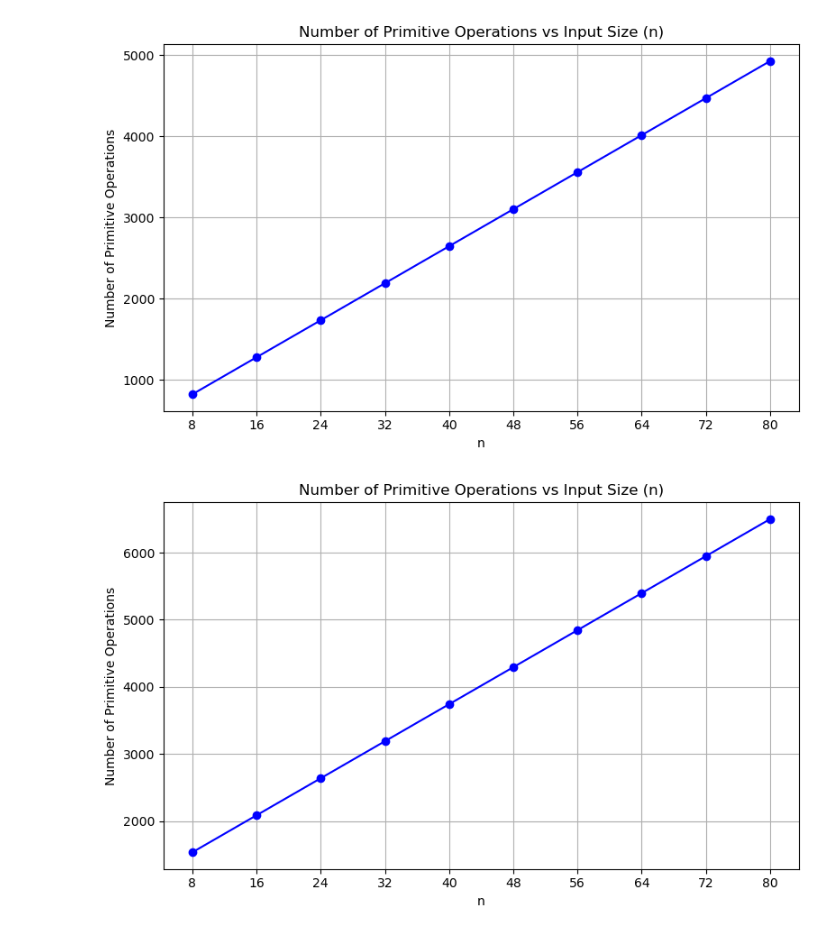
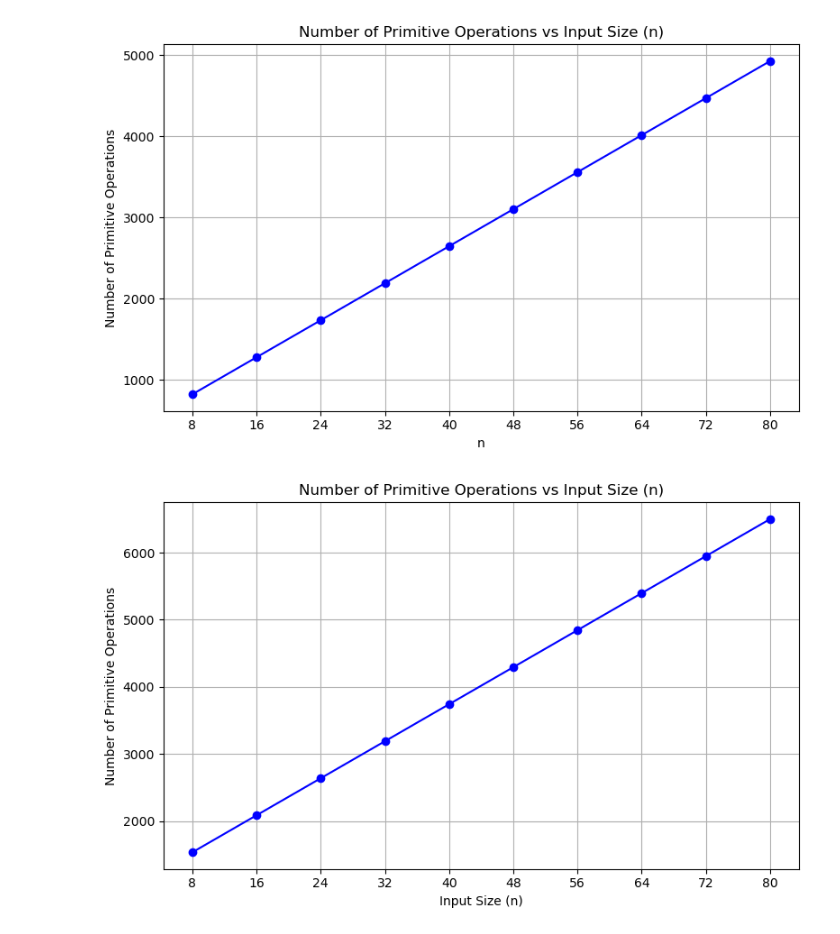
Before and after one commit to Yuan-0210/cpt212-assignment1, a Jupyter notebook: graph.ipynb, the cells around one changed output. Saved outputs shown, nothing was run; the diff lists cells and outputs as text; code cells hidden in the pictures.

Commit message:
done updating the code for graph

```diff
--- a/graph.ipynb
+++ b/graph.ipynb
@@ -32,31 +28,27 @@ plt.show()
 # %%
 # Graph of Algorithm 2 (StringSort.java)
 import matplotlib.pyplot as plt
 import numpy as np
 
-# Define the function representing the number of primitive operations
-def counter(n):
-    return 69 * n + 981
-
-# Generate values for n from 8 to 80, stepping by 8
-n_values = np.arange(8, 81, 8)
-counter_values = counter(n_values)
+# Data from the table
+n_values = np.array([8, 16, 24, 32, 40, 48, 56, 64, 72, 80])
+primitive_operations = np.array([1533, 2085, 2637, 3189, 3741, 4293, 4845, 5397, 5949, 6501])
 
 # Plotting the graph
 plt.figure(figsize=(8, 5))
-plt.plot(n_values, counter_values, marker='o', linestyle='-', color='b')
+plt.plot(n_values, primitive_operations, marker='o', linestyle='-', color='b')
 
-# Adding title and labels with updates
+# Adding title and labels
 plt.title("Number of Primitive Operations vs Input Size (n)")
-plt.xlabel("n")
+plt.xlabel("Input Size (n)")
 plt.ylabel("Number of Primitive Operations")
 
 # Adding grid and setting x-axis ticks for better readability
 plt.grid(True)
 plt.xticks(n_values)
 plt.tight_layout()
 
 # Display the plot
 plt.show()
 # %% [output]
-[figure, old version]
+[figure, new version]
```
Also changed, not shown: parts of 1 cell of this notebook.
